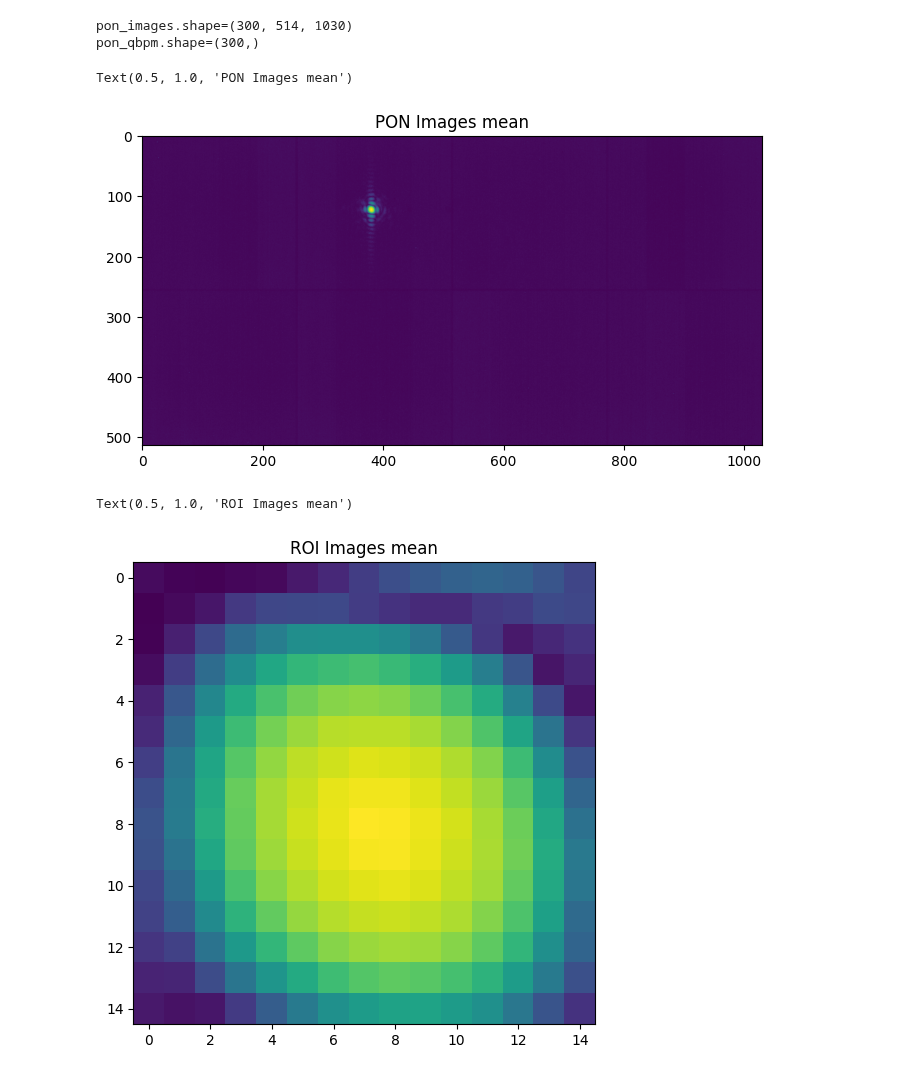
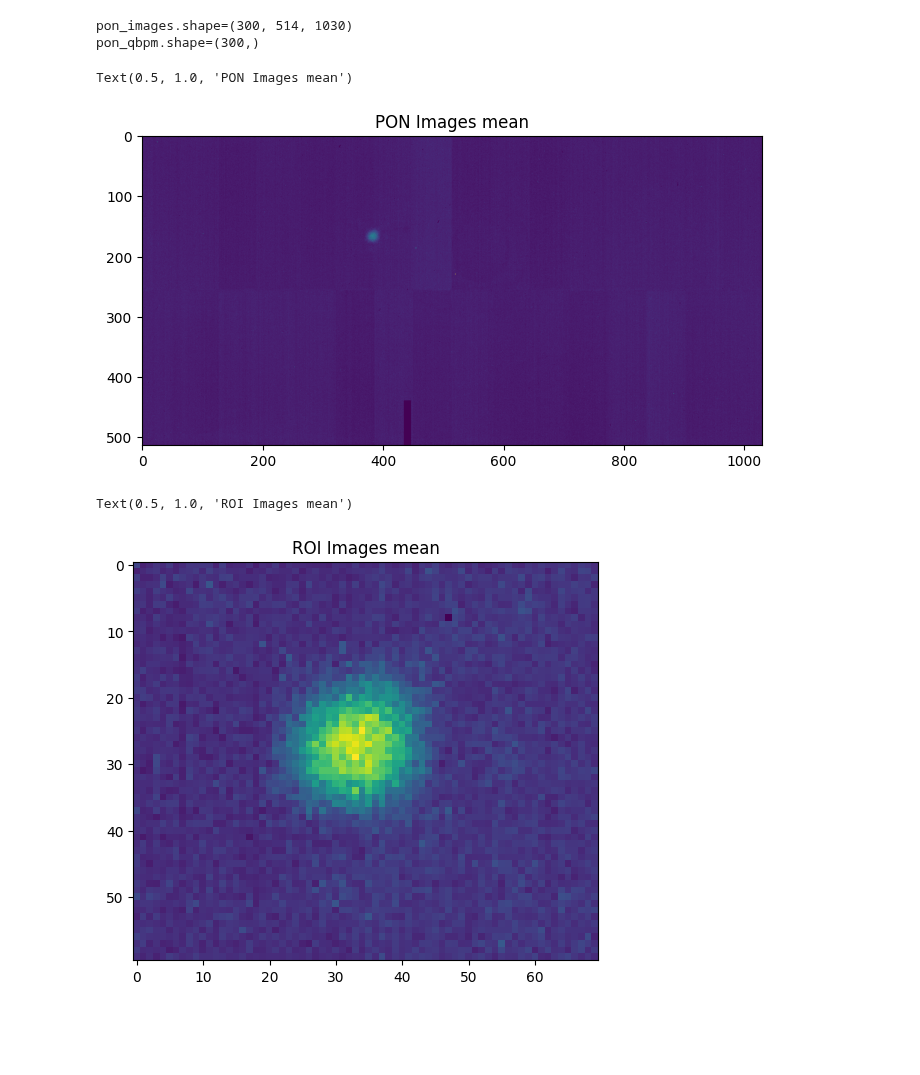
Before and after one commit to NaNIsaac/QoraFlow, a Jupyter notebook: notebooks/LSB_calc.ipynb, the cells around one changed output. Saved outputs shown, nothing was run; the diff lists cells and outputs as text; code cells hidden in the pictures; blank space fills up the shorter version.

```diff
--- a/notebooks/LSB_calc.ipynb
+++ b/notebooks/LSB_calc.ipynb
@@ -31,7 +31,7 @@ ConfigManager.initialize("config.yaml")
 
 config = ConfigManager.load_config()
 load_dir = config.path.load_dir
-file = get_run_scan_dir(load_dir, 205, 1, sub_path="p0030.h5")
+file = get_run_scan_dir(load_dir, 159, 1, sub_path="p0300.h5")
 loader = PalXFELLoader(file)
 data = loader.get_data()
 
@@ -49,18 +49,18 @@ ax.imshow(np.log1p(pon_images.mean(axis=0)), cmap="viridis")
 ax.set_title("PON Images mean")
 # %% [output]
 Text(0.5, 1.0, 'PON Images mean')
-[figure, old version]
+[figure, new version]
 # %%
 from roi_rectangle import RoiRectangle
 
 fig, ax = plt.subplots(1, 1, figsize=(6, 6))
-rect = RoiRectangle(115, 130, 373, 388)
+rect = RoiRectangle(y1=140, y2=200, x1=350, x2=420)
 imgs = rect.slice(pon_images)
 ax.imshow(np.log1p(imgs.mean(axis=0)), cmap="viridis")
 ax.set_title("ROI Images mean")
 # %% [output]
 Text(0.5, 1.0, 'ROI Images mean')
-[figure, old version]
+[figure, new version]
 # %%
 hist, bin_edges = np.histogram(imgs.ravel(), bins=200, range=(0, 40), density=None)
 
```
Also changed, not shown: parts of 4 cells of this notebook, 27 other files.
